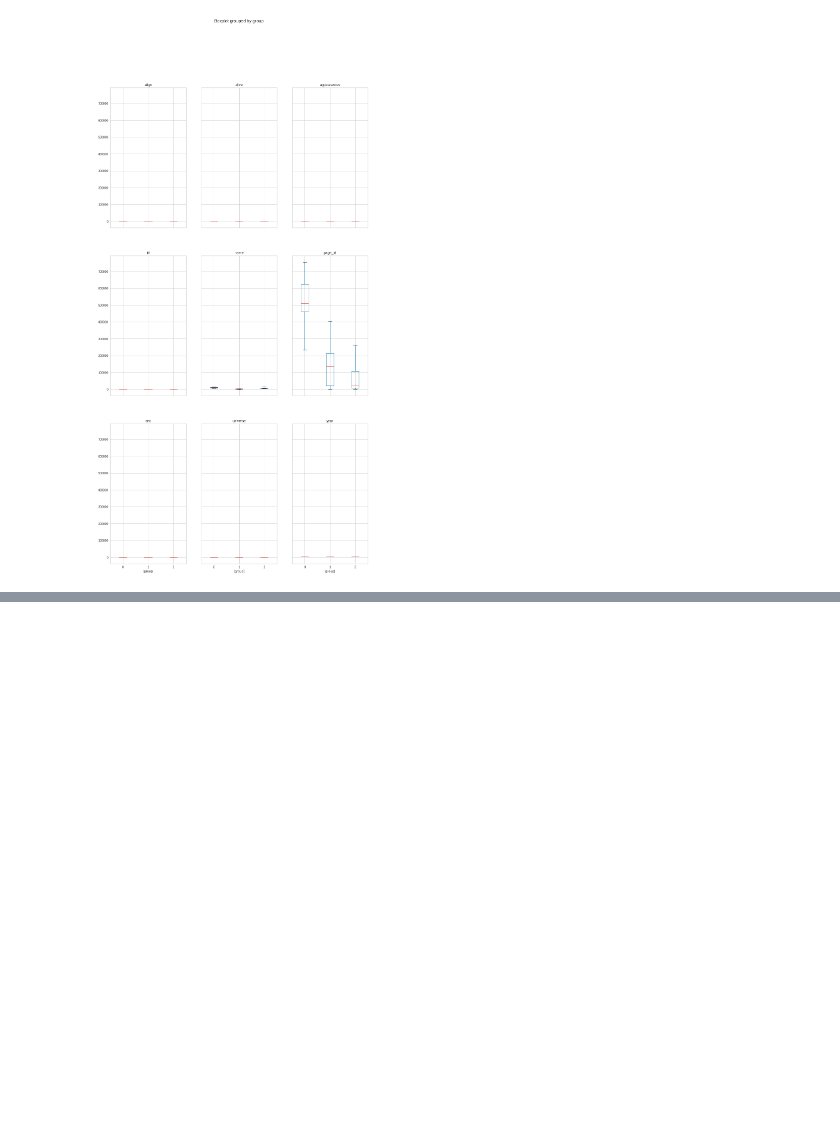
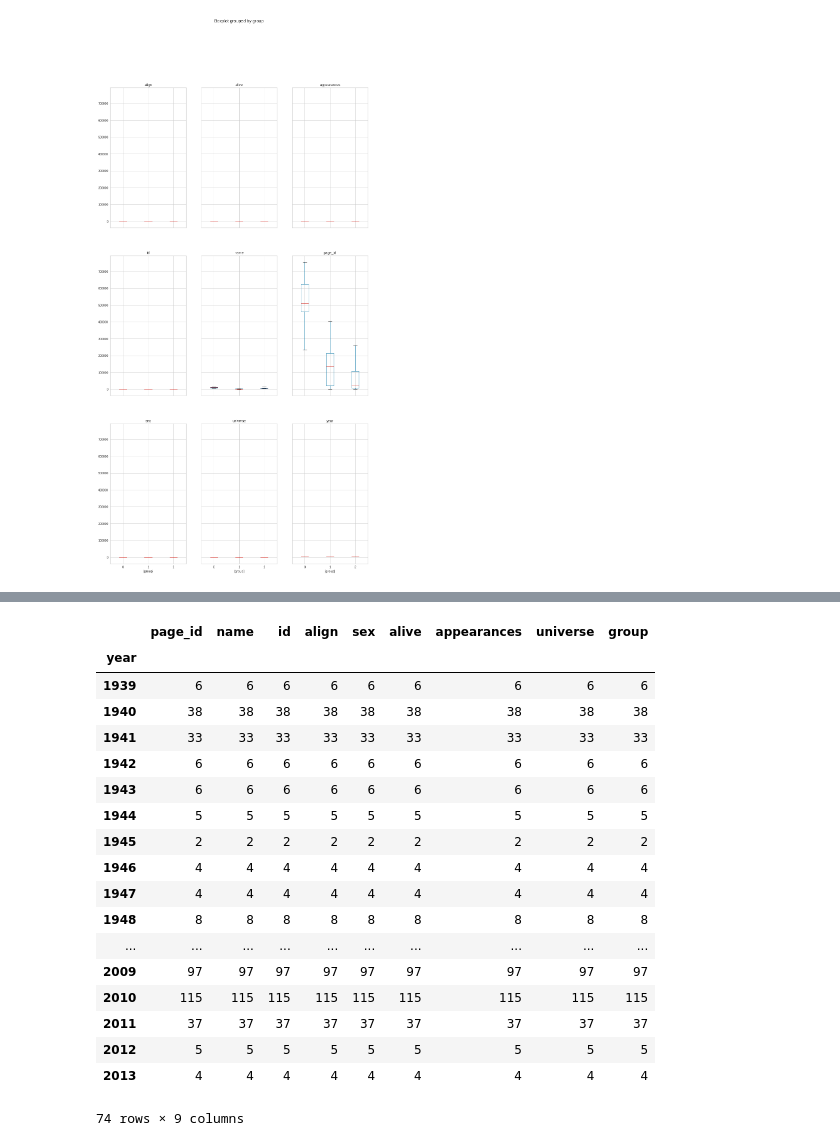
Before and after one commit to sinha96/kaggle_dataset_analysis, a Jupyter notebook: 538characters.ipynb, the cells around one changed output, grey strips where cells are left out. Cells and saved outputs as stored; diff of their text form; code cells hidden in the pictures; blank space fills up the shorter version.

```diff
--- a/538characters.ipynb
+++ b/538characters.ipynb
@@ -358,0 +467,22 @@ array([[<matplotlib.axes._subplots.AxesSubplot object at 0x...>,
+# %%
+superhero[superhero.group==2].groupby('year').count()
+# %% [output]
+|  | page_id | name | id | align | sex | alive | appearances | universe | group |
+| year |  |  |  |  |  |  |  |  |  |
+| 1939 | 6 | 6 | 6 | 6 | 6 | 6 | 6 | 6 | 6 |
+| 1940 | 38 | 38 | 38 | 38 | 38 | 38 | 38 | 38 | 38 |
+| 1941 | 33 | 33 | 33 | 33 | 33 | 33 | 33 | 33 | 33 |
+| 1942 | 6 | 6 | 6 | 6 | 6 | 6 | 6 | 6 | 6 |
+| 1943 | 6 | 6 | 6 | 6 | 6 | 6 | 6 | 6 | 6 |
+| 1944 | 5 | 5 | 5 | 5 | 5 | 5 | 5 | 5 | 5 |
+| 1945 | 2 | 2 | 2 | 2 | 2 | 2 | 2 | 2 | 2 |
+| 1946 | 4 | 4 | 4 | 4 | 4 | 4 | 4 | 4 | 4 |
+| 1947 | 4 | 4 | 4 | 4 | 4 | 4 | 4 | 4 | 4 |
+| 1948 | 8 | 8 | 8 | 8 | 8 | 8 | 8 | 8 | 8 |
+| ... | ... | ... | ... | ... | ... | ... | ... | ... | ... |
+| 2009 | 97 | 97 | 97 | 97 | 97 | 97 | 97 | 97 | 97 |
+| 2010 | 115 | 115 | 115 | 115 | 115 | 115 | 115 | 115 | 115 |
+| 2011 | 37 | 37 | 37 | 37 | 37 | 37 | 37 | 37 | 37 |
+| 2012 | 5 | 5 | 5 | 5 | 5 | 5 | 5 | 5 | 5 |
+| 2013 | 4 | 4 | 4 | 4 | 4 | 4 | 4 | 4 | 4 |
+74 rows × 9 columns
```
Also changed, not shown: parts of 8 cells of this notebook.
